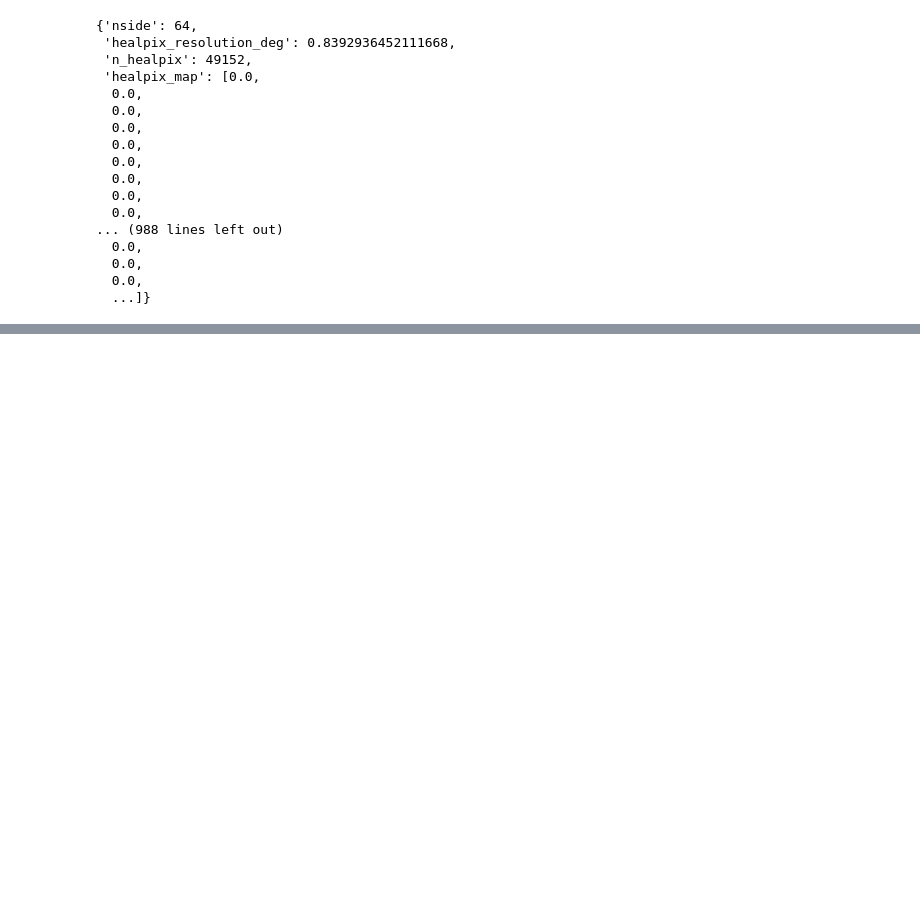
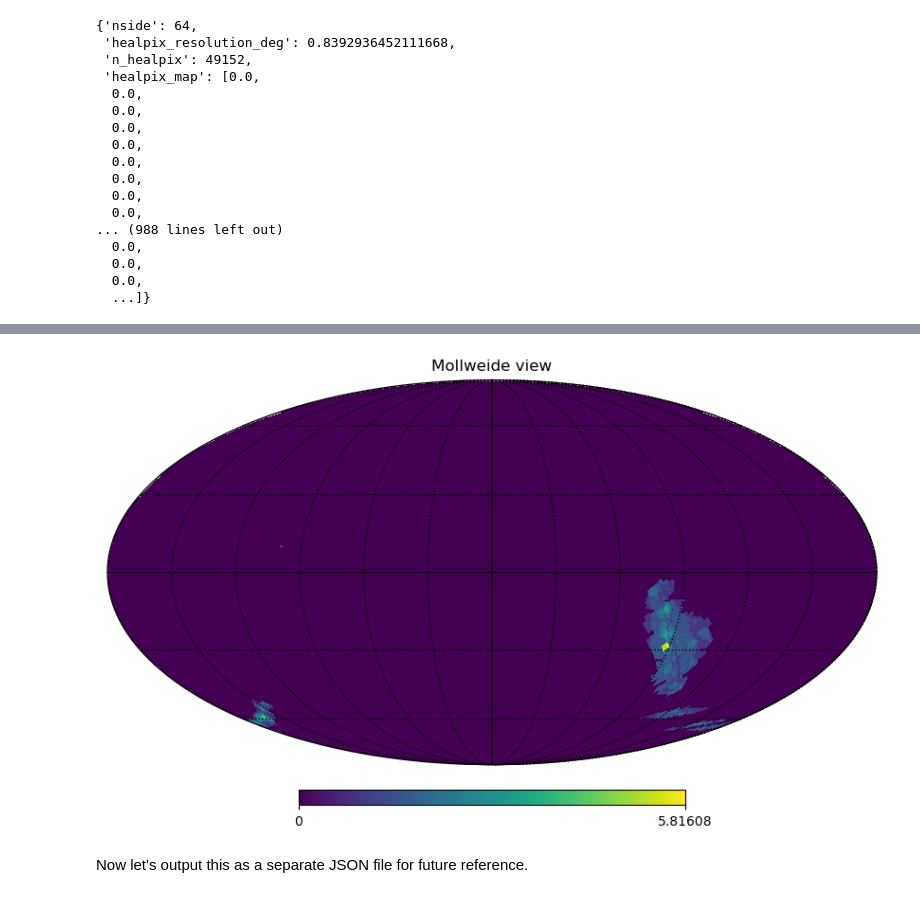
Before and after one commit to LSST-TVSSC/software_tools, a Jupyter notebook: footprint_maps/plot_rubin_galplane_footprint.ipynb, the cells around one changed output, grey strips where cells are left out. Cells and saved outputs as stored; diff of their text form; code cells hidden in the pictures; blank space fills up the shorter version.

```diff
--- a/footprint_maps/plot_rubin_galplane_footprint.ipynb
+++ b/footprint_maps/plot_rubin_galplane_footprint.ipynb
@@ -1400,0 +1414,15 @@ jdata
+# %%
+# Convolve the finalized survey footprint in the Galactic Plane with the
+# priority map data to extract the priorities of each HEALpixel in the survey footprint.
+priority_footprint = np.zeros(hp.nside2npix(NSIDE))
+
+idx1 = np.where(priority_map > 0.0)[0]
+idx2 = np.where(survey_footprint > 0.0)[0]
+idx = list(set(idx1).intersection(set(idx2)))
+priority_footprint[idx] = priority_map[idx]
+# %%
+plot_map_data(priority_footprint)
+# %% [output]
+[figure, added]
+# %% [markdown]
+Now let's output this as a separate JSON file for future reference.
```
Also changed, not shown: parts of 6 cells of this notebook, 1 other file.
